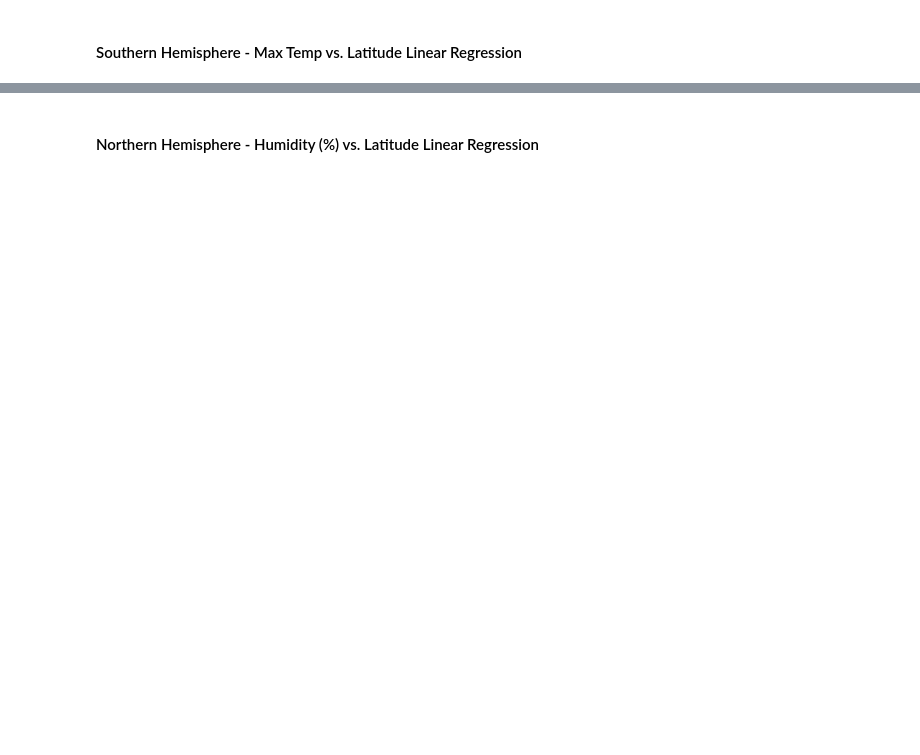
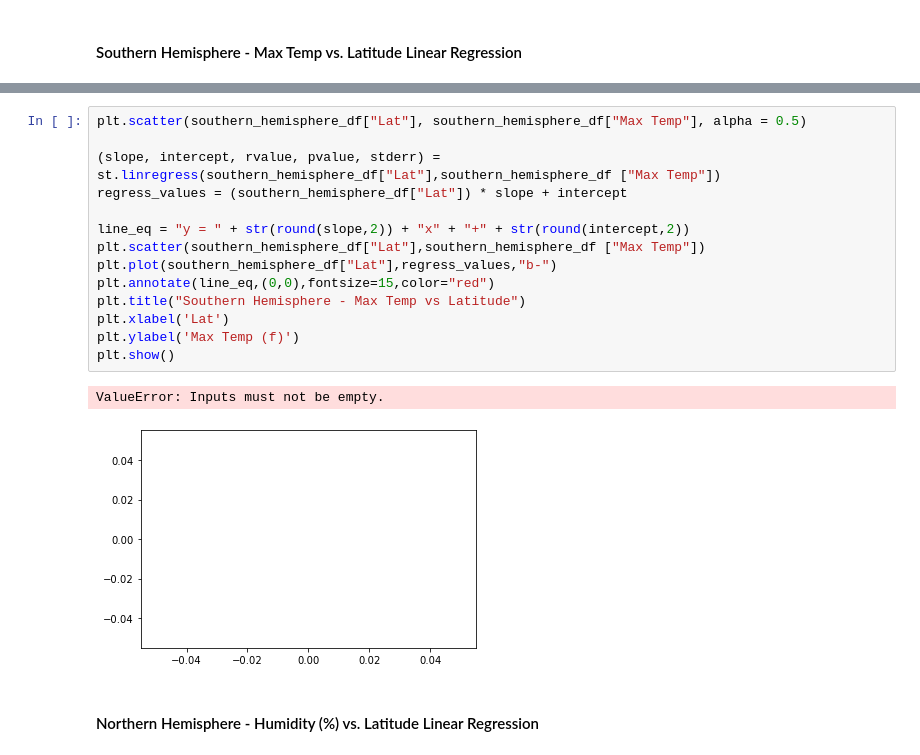
Before and after one commit to rmaher314/HW6-Python_API2, a Jupyter notebook: WeatherPy/WeatherPy.ipynb, the cells around one changed output, grey strips where cells are left out. Drawn from its saved outputs; the diff is of its cells as text; blank space fills up the shorter version.

```diff
--- a/WeatherPy/WeatherPy.ipynb
+++ b/WeatherPy/WeatherPy.ipynb
@@ -276,2 +318,19 @@ plt.scatter(clean_data_df["Lat"], clean_data_df["Wind Speed"], alpha = 0.5)
+# %%
+plt.scatter(southern_hemisphere_df["Lat"], southern_hemisphere_df["Max Temp"], alpha = 0.5)
+
+(slope, intercept, rvalue, pvalue, stderr) = st.linregress(southern_hemisphere_df["Lat"],southern_hemisphere_df ["Max Temp"])
+regress_values = (southern_hemisphere_df["Lat"]) * slope + intercept
+
+line_eq = "y = " + str(round(slope,2)) + "x" + "+" + str(round(intercept,2))
+plt.scatter(southern_hemisphere_df["Lat"],southern_hemisphere_df ["Max Temp"])
+plt.plot(southern_hemisphere_df["Lat"],regress_values,"b-")
+plt.annotate(line_eq,(0,0),fontsize=15,color="red")
+plt.title("Southern Hemisphere - Max Temp vs Latitude")
+plt.xlabel('Lat')
+plt.ylabel('Max Temp (f)')
+plt.show()
+# %% [output]
+ValueError: Inputs must not be empty.
+[figure, added]
 # %% [markdown]
 ####  Northern Hemisphere - Humidity (%) vs. Latitude Linear Regression
```
Also changed, not shown: parts of 22 cells of this notebook.
